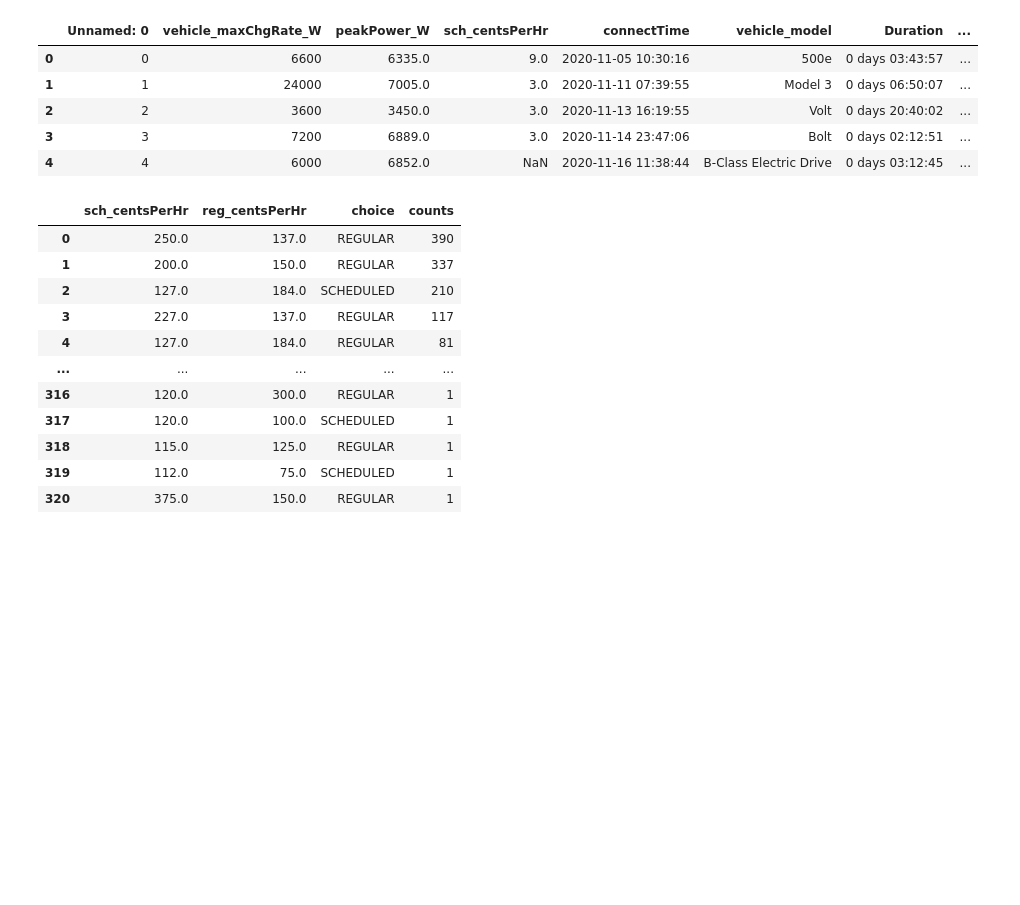
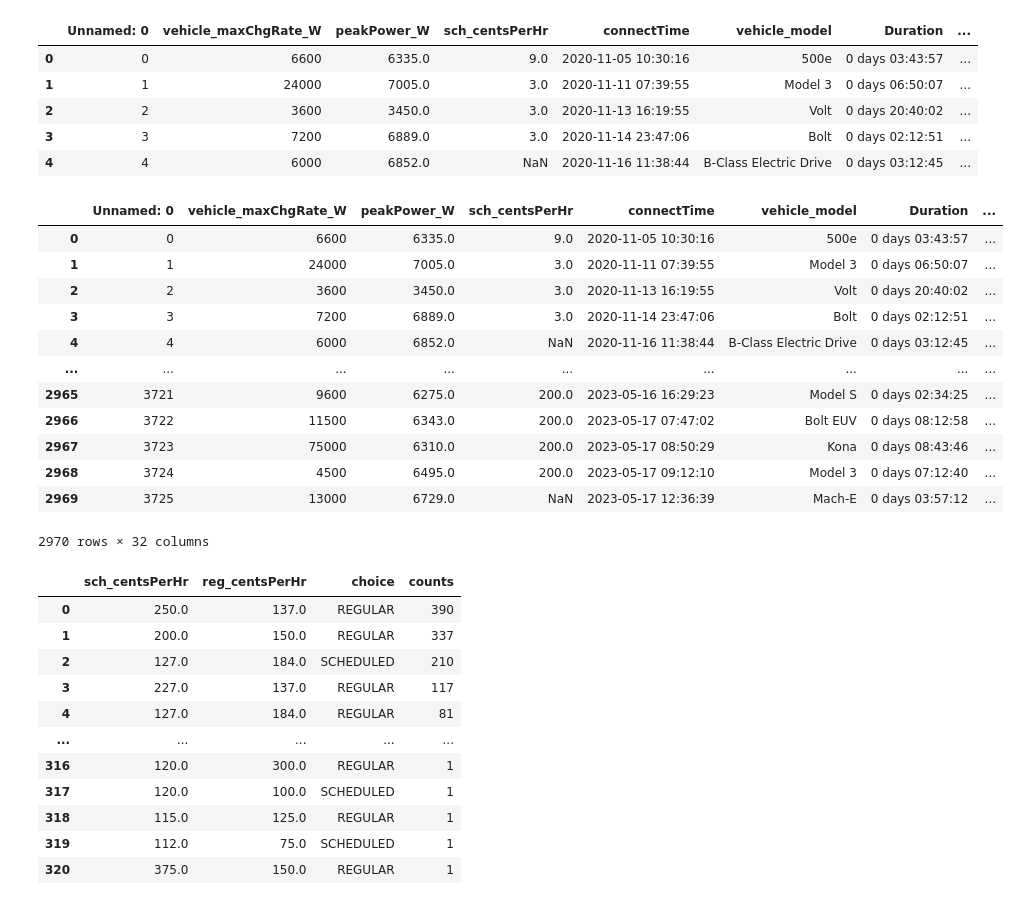
Before and after one commit to winston-edwin-chiong/slrpEV-data-dashboard, a Jupyter notebook: Playground.ipynb, the cells around one changed output. Drawn from its saved outputs; the diff is of its cells as text; code cells hidden in the pictures; blank space fills up the shorter version.

```diff
--- a/Playground.ipynb
+++ b/Playground.ipynb
@@ -276,3 +276,21 @@ df.head()
 | 2 | 2 | 3600 | 3450.0 | 3.0 | 2020-11-13 16:19:55 | Volt | 0 days 20:40:02 | ... |
 | 3 | 3 | 7200 | 6889.0 | 3.0 | 2020-11-14 23:47:06 | Bolt | 0 days 02:12:51 | ... |
 | 4 | 4 | 6000 | 6852.0 | NaN | 2020-11-16 11:38:44 | B-Class Electric Drive | 0 days 03:12:45 | ... |
+# %%
+df3 = df.sort_values(['startChargeTime', 'userId'])
+df3["cumulative_users"] = (~df['userId'].duplicated()).cumsum()
+df3
+# %% [output]
+|  | Unnamed: 0 | vehicle_maxChgRate_W | peakPower_W | sch_centsPerHr | connectTime | vehicle_model | Duration | ... |
+| 0 | 0 | 6600 | 6335.0 | 9.0 | 2020-11-05 10:30:16 | 500e | 0 days 03:43:57 | ... |
+| 1 | 1 | 24000 | 7005.0 | 3.0 | 2020-11-11 07:39:55 | Model 3 | 0 days 06:50:07 | ... |
+| 2 | 2 | 3600 | 3450.0 | 3.0 | 2020-11-13 16:19:55 | Volt | 0 days 20:40:02 | ... |
+| 3 | 3 | 7200 | 6889.0 | 3.0 | 2020-11-14 23:47:06 | Bolt | 0 days 02:12:51 | ... |
+| 4 | 4 | 6000 | 6852.0 | NaN | 2020-11-16 11:38:44 | B-Class Electric Drive | 0 days 03:12:45 | ... |
+| ... | ... | ... | ... | ... | ... | ... | ... | ... |
+| 2965 | 3721 | 9600 | 6275.0 | 200.0 | 2023-05-16 16:29:23 | Model S | 0 days 02:34:25 | ... |
+| 2966 | 3722 | 11500 | 6343.0 | 200.0 | 2023-05-17 07:47:02 | Bolt EUV | 0 days 08:12:58 | ... |
+| 2967 | 3723 | 75000 | 6310.0 | 200.0 | 2023-05-17 08:50:29 | Kona | 0 days 08:43:46 | ... |
+| 2968 | 3724 | 4500 | 6495.0 | 200.0 | 2023-05-17 09:12:10 | Model 3 | 0 days 07:12:40 | ... |
+| 2969 | 3725 | 13000 | 6729.0 | NaN | 2023-05-17 12:36:39 | Mach-E | 0 days 03:57:12 | ... |
+2970 rows × 32 columns
```
Also changed, not shown: parts of 1 cell of this notebook, 6 other files.
